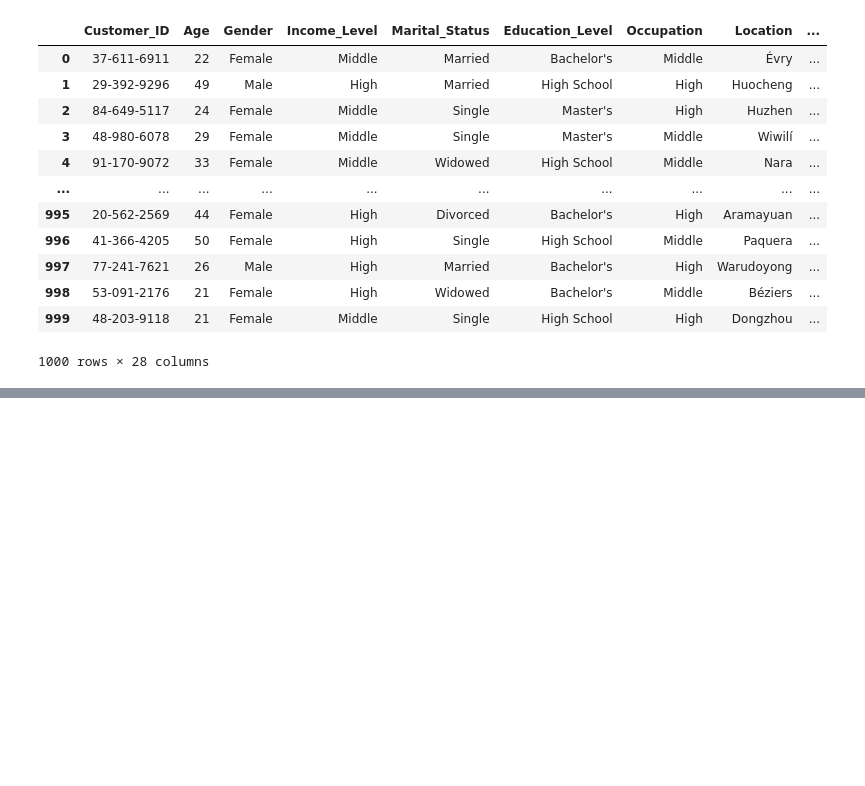
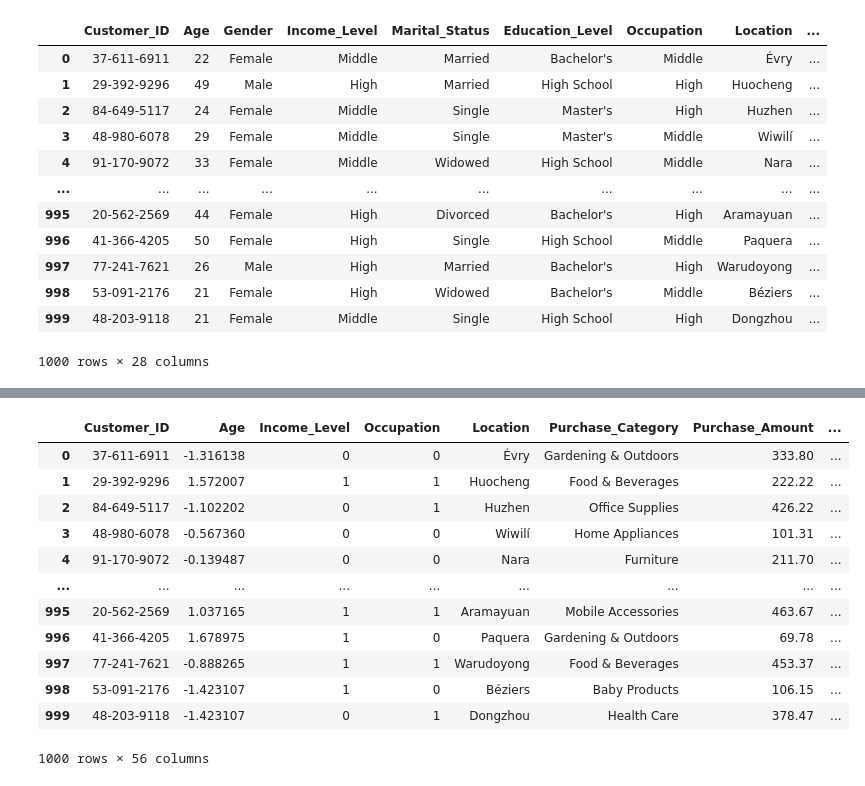
Before and after one commit to Vrunda-Kulkarni/customer_segmentation, a Jupyter notebook: exploratory_data_analysis.ipynb, the cells around one changed output, grey strips where cells are left out. Saved outputs shown, nothing was run; the diff lists cells and outputs as text; code cells hidden in the pictures; blank space fills up the shorter version.

```diff
--- a/exploratory_data_analysis.ipynb
+++ b/exploratory_data_analysis.ipynb
@@ -46,0 +135,37 @@ df['Engagement_with_Ads'] = df['Engagement_with_Ads'].fillna('Unknown')
+# %%
+# Boolean columns
+df['Discount_Used'] = df['Discount_Used'].astype(int)
+df['Customer_Loyalty_Program_Member'] = df['Customer_Loyalty_Program_Member'].astype(int)
+# %%
+# Map ordinal features
+df['Social_Media_Influence'] = df['Social_Media_Influence'].map({'Unknown':0, 'Low':1, 'Medium':2, 'High':3})
+#df['Discount_Sensitivity'] = df['Discount_Sensitivity'].map({'Not Sensitive':0, 'Somewhat Sensitive':1, 'Very Sensitive':2})
+df['Engagement_with_Ads'] = df['Engagement_with_Ads'].map({'Unknown':0, 'Low':1, 'Medium':2, 'High':3})
+# %%
+nominal_cols = ['Gender', 'Marital_Status', 'Education_Level', 'Purchase_Channel','Time_Spent_on_Product_Research(hours)',
+                'Device_Used_for_Shopping', 'Payment_Method', 'Purchase_Intent', 'Shipping_Preference']
+
+df = pd.get_dummies(df, columns=nominal_cols, drop_first=True)
+# %%
+numeric_cols = ['Age', 'Frequency_of_Purchase', 'Brand_Loyalty', 'Product_Rating',
+                'Return_Rate', 'Customer_Satisfaction',
+                'Time_to_Decision', 'Purchase_Amount_Bin']
+
+scaler = StandardScaler()
+df[numeric_cols] = scaler.fit_transform(df[numeric_cols])
+# %%
+df
+# %% [output]
+|  | Customer_ID | Age | Income_Level | Occupation | Location | Purchase_Category | Purchase_Amount | ... |
+| 0 | 37-611-6911 | -1.316138 | 0 | 0 | Évry | Gardening & Outdoors | 333.80 | ... |
+| 1 | 29-392-9296 | 1.572007 | 1 | 1 | Huocheng | Food & Beverages | 222.22 | ... |
+| 2 | 84-649-5117 | -1.102202 | 0 | 1 | Huzhen | Office Supplies | 426.22 | ... |
+| 3 | 48-980-6078 | -0.567360 | 0 | 0 | Wiwilí | Home Appliances | 101.31 | ... |
+| 4 | 91-170-9072 | -0.139487 | 0 | 0 | Nara | Furniture | 211.70 | ... |
+| ... | ... | ... | ... | ... | ... | ... | ... | ... |
+| 995 | 20-562-2569 | 1.037165 | 1 | 1 | Aramayuan | Mobile Accessories | 463.67 | ... |
+| 996 | 41-366-4205 | 1.678975 | 1 | 0 | Paquera | Gardening & Outdoors | 69.78 | ... |
+| 997 | 77-241-7621 | -0.888265 | 1 | 1 | Warudoyong | Food & Beverages | 453.37 | ... |
+| 998 | 53-091-2176 | -1.423107 | 1 | 0 | Béziers | Baby Products | 106.15 | ... |
+| 999 | 48-203-9118 | -1.423107 | 0 | 1 | Dongzhou | Health Care | 378.47 | ... |
+1000 rows × 56 columns
```
Also changed, not shown: parts of 18 cells of this notebook.
